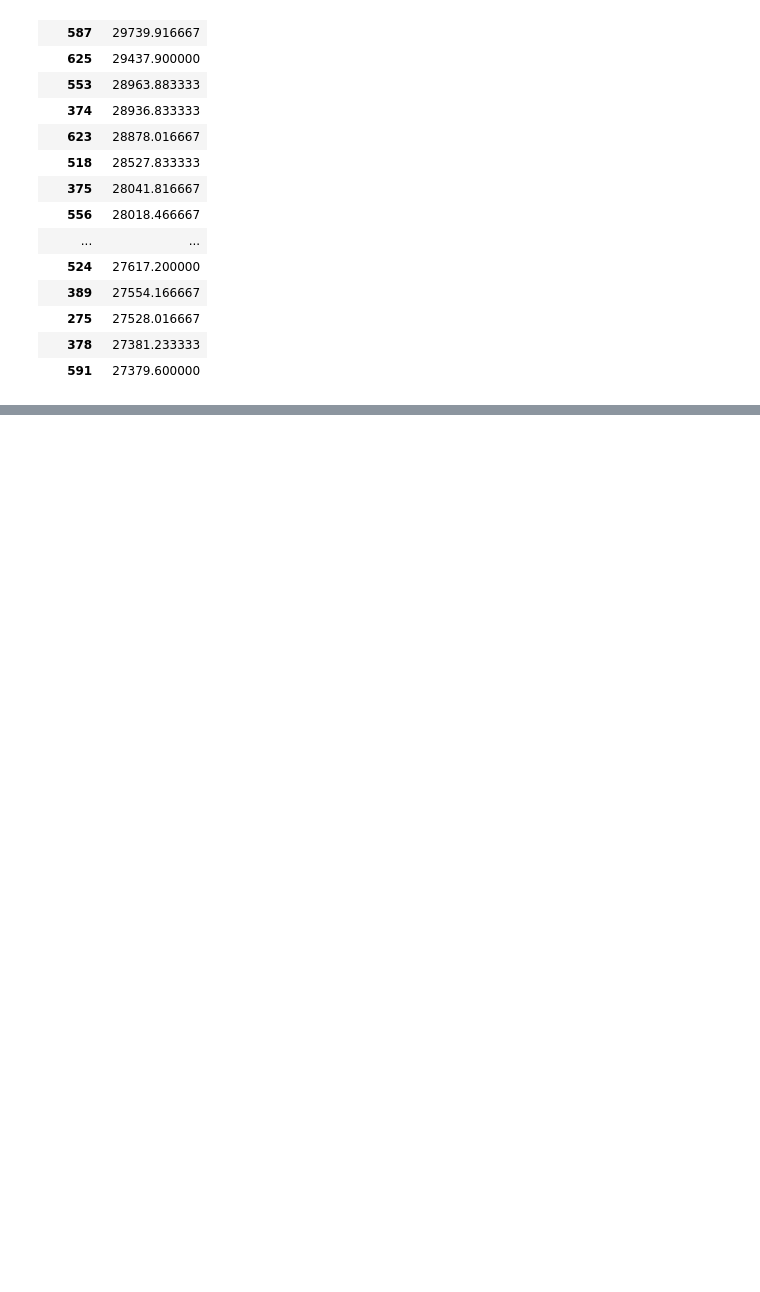
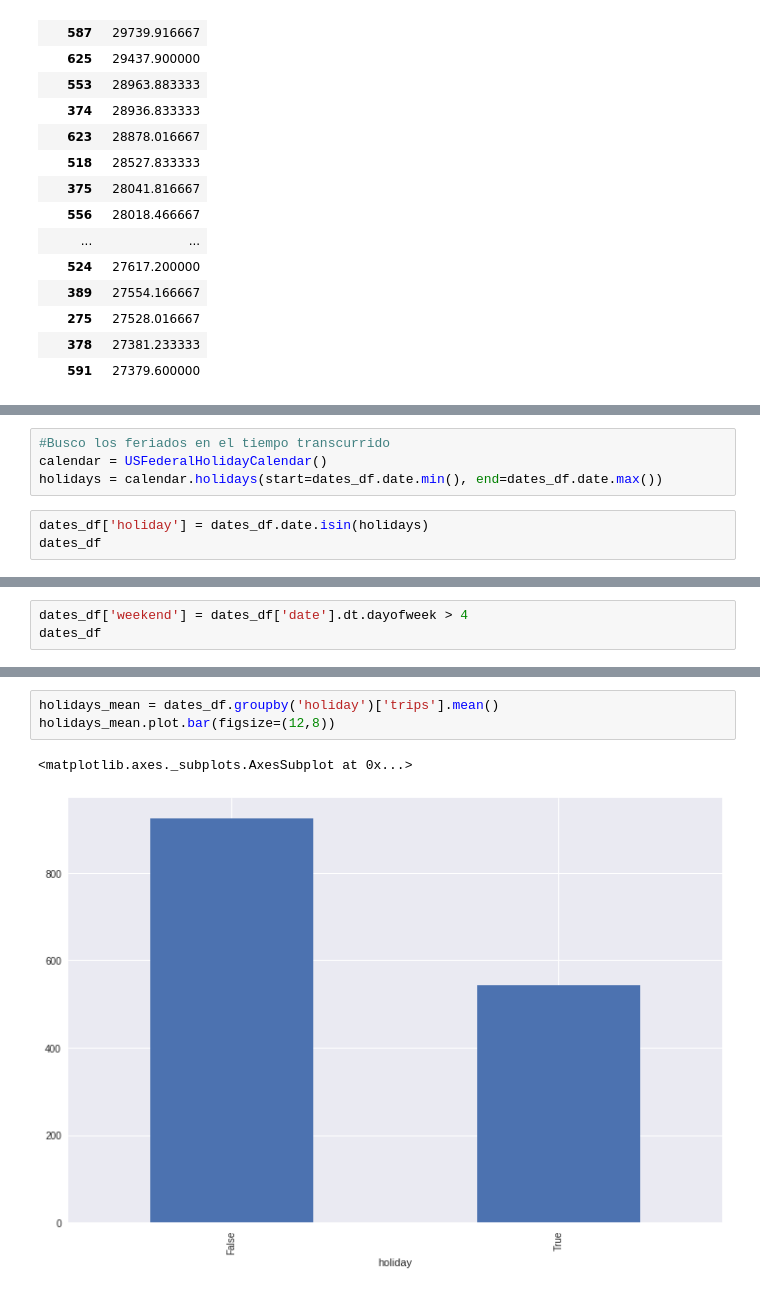
Before and after one commit to hernantain/Analisis-San-Francisco, a Jupyter notebook: analisis.ipynb, the cells around one changed output, grey strips where cells are left out. Cells and saved outputs as stored; diff of their text form; blank space fills up the shorter version.

```diff
--- a/analisis.ipynb
+++ b/analisis.ipynb
@@ -494,0 +543,7 @@ top25
+# %%
+#Busco los feriados en el tiempo transcurrido
+calendar = USFederalHolidayCalendar()
+holidays = calendar.holidays(start=dates_df.date.min(), end=dates_df.date.max())
+# %%
+dates_df['holiday'] = dates_df.date.isin(holidays)
+dates_df
@@ -494,0 +569,3 @@ top25
+# %%
+dates_df['weekend'] = dates_df['date'].dt.dayofweek > 4
+dates_df
@@ -494,0 +591,6 @@ top25
+# %%
+holidays_mean = dates_df.groupby('holiday')['trips'].mean()
+holidays_mean.plot.bar(figsize=(12,8))
+# %% [output]
+<matplotlib.axes._subplots.AxesSubplot at 0x...>
+[figure, added]
```
Also changed, not shown: parts of 7 cells of this notebook.
